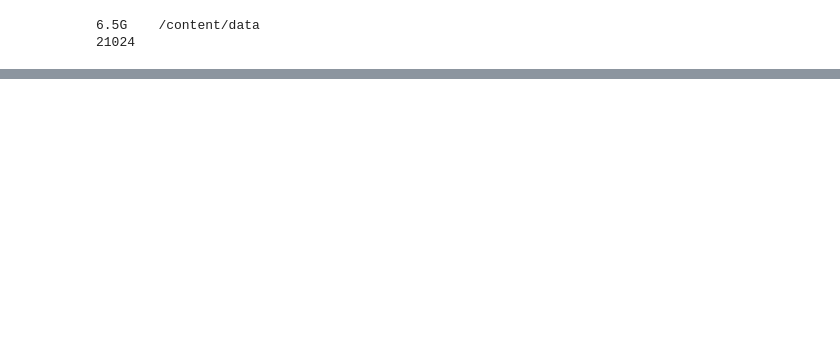
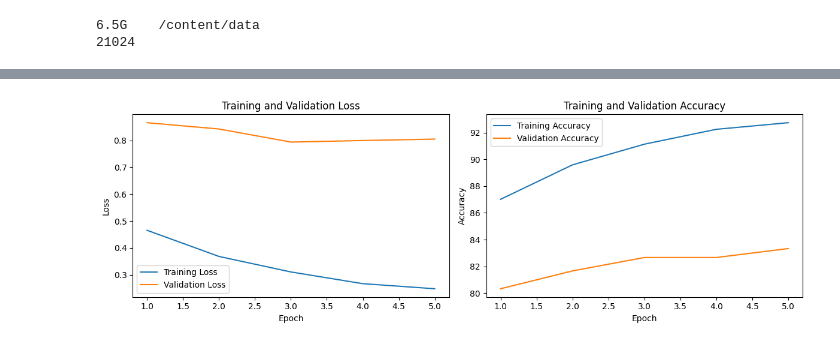
Before and after one commit to xoxonut/nycu-cv-113-2, a Jupyter notebook: CV_HW1.ipynb, the cells around one changed output, grey strips where cells are left out. Drawn from its saved outputs; the diff is of its cells as text; code cells hidden in the pictures; blank space fills up the shorter version.

```diff
--- a/CV_HW1.ipynb
+++ b/CV_HW1.ipynb
@@ -207,0 +212,47 @@ Model size: 94.08 MB
+# %%
+arg_transform = transforms.Compose([
+        transforms.Lambda(lambda img: img.convert("RGB")),
+        transforms.Resize((244, 244)),
+        transforms.RandomHorizontalFlip(),
+        transforms.RandomRotation(degrees=15),  # Randomly rotates the image by up to 15 degrees
+        transforms.RandomResizedCrop(size=(244, 244), scale=(0.8, 1.0)),  # Randomly crops and resizes the image
+        transforms.ColorJitter(brightness=0.2, contrast=0.2, saturation=0.2, hue=0.1),  # Randomly adjusts brightness, contrast, saturation, and hue
+        transforms.ToTensor(),
+        transforms.Normalize(mean=[0.485, 0.456, 0.406], std=[0.229, 0.224, 0.225])
+    ])
+test_transform = transforms.Compose([
+    transforms.Lambda(lambda img: img.convert("RGB")),
+    transforms.Resize((244,244)),
+    transforms.ToTensor(),
+    transforms.Normalize(mean=[0.485, 0.456, 0.406], std=[0.229, 0.224, 0.225])
+  ])
+train_loader,val_loader,test_loader,name_mapping = create_dataloader(arg_transform,test_transform,32)
+device = torch.device("cuda" if torch.cuda.is_available() else "cpu")
+model = torch.load("/content/drive/MyDrive/full_model.pth",weights_only=False)
+model.to(device)
+for param in model.parameters():
+  param.requires_grad = False
+for param in model.fc.parameters():
+  param.requires_grad = True
+for param in model.layer4.parameters():
+  param.requires_grad = True
+criterion = nn.CrossEntropyLoss()
+optimizer = torch.optim.AdamW(model.parameters(), lr=1e-4, weight_decay=1e-5)  # Reduced learning rate and weight decay
+scheduler = torch.optim.lr_scheduler.StepLR(optimizer, step_size=5, gamma=0.5)  # Adjusted step size and gamma
+epochs = 5
+train_losses, train_accs, val_losses, val_accs = [], [], [], []
+print_model_size(model)
+for epoch in range(epochs):
+  train_loss, train_acc = train_one_epoch(model, train_loader, optimizer, criterion, device)
+  val_loss, val_acc = validate(model, val_loader, criterion, device)
+  train_losses.append(train_loss)
+  train_accs.append(train_acc)
+  val_losses.append(val_loss)
+  val_accs.append(val_acc)
+  torch.save(model,"/content/drive/MyDrive/full_model.pth")
+  print(f"Epoch {epoch+1}/{epochs} - Train Loss: {train_loss:.4f} - Train Acc: {train_acc:.2f}% - Val Loss: {val_loss:.4f} - Val Acc: {val_acc:.2f}%")
+plot_loss_accuracy(train_losses, val_losses, train_accs, val_accs)
+res = test_model(model,test_loader,device,name_mapping)
+df = pd.DataFrame(res)
+df.to_csv("/content/drive/MyDrive/prediction.csv",index=False)
+# %% [output]
@@ -207,0 +265 @@ Model size: 94.08 MB
+[figure, added]
```
Also changed, not shown: parts of 11 cells of this notebook.
